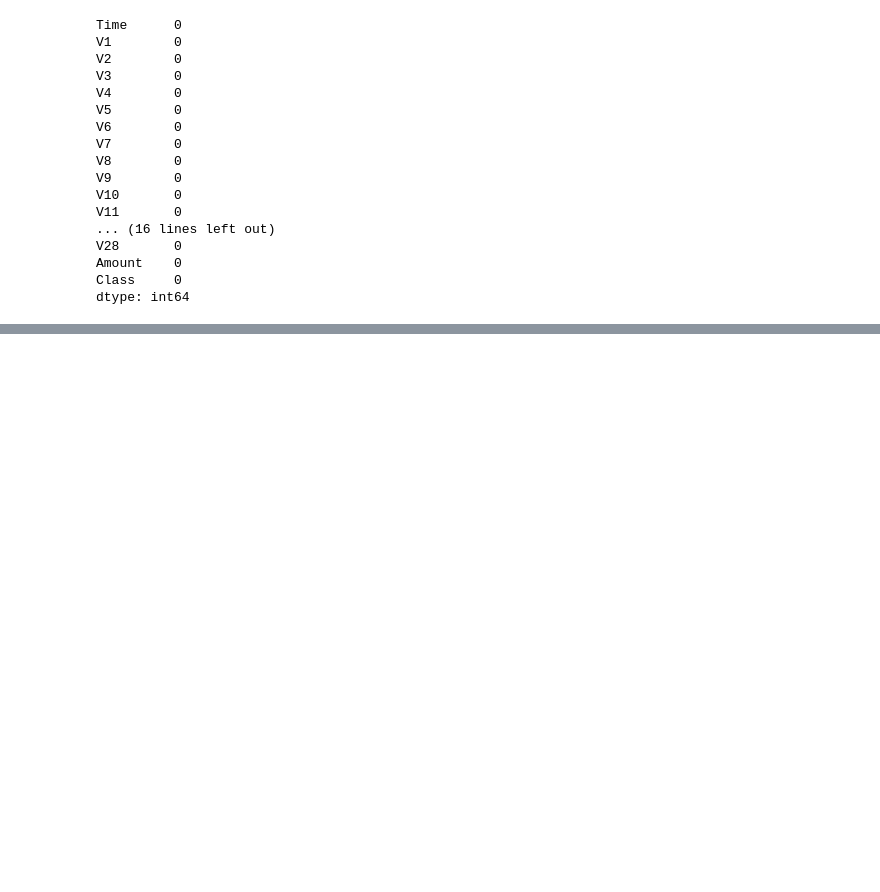
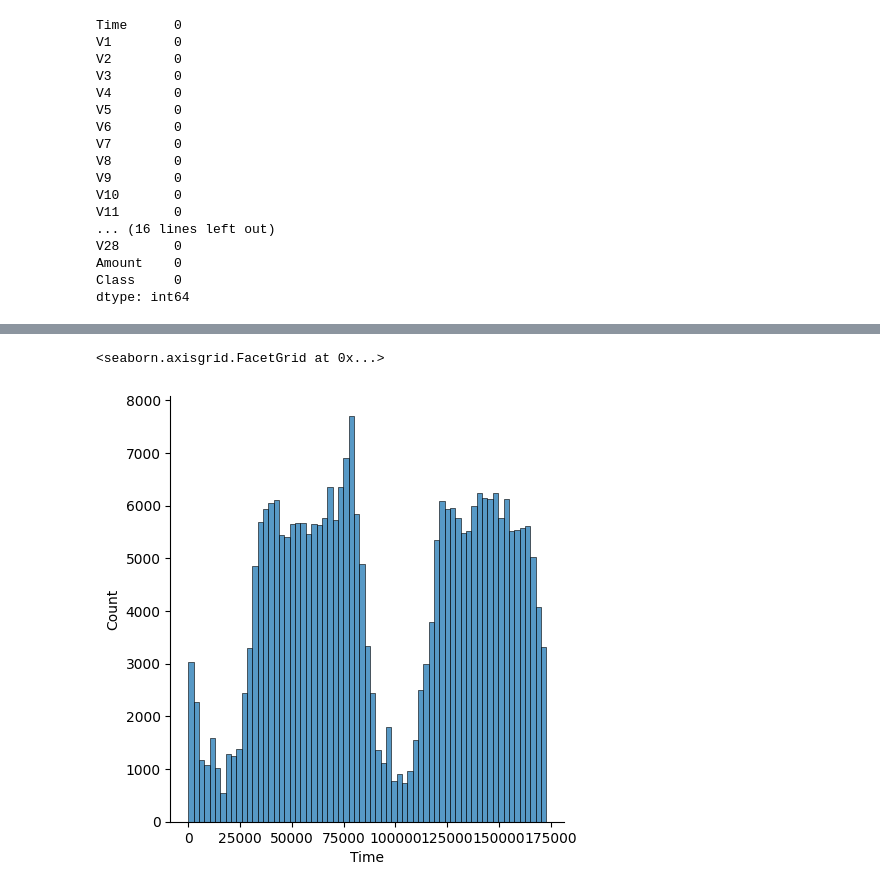
Before and after one commit to BhavyaT-135/Python-ML-Bootcamp, a Jupyter notebook: 03_credit_card_dataset_analysis/credit_card_dataset.ipynb, the cells around one changed output, grey strips where cells are left out. Saved outputs shown, nothing was run; the diff lists cells and outputs as text; code cells hidden in the pictures; blank space fills up the shorter version.

```diff
--- a/03_credit_card_dataset_analysis/credit_card_dataset.ipynb
+++ b/03_credit_card_dataset_analysis/credit_card_dataset.ipynb
@@ -81,0 +112,5 @@ dtype: int64
+# %%
+sns.displot(df['Time'])
+# %% [output]
+<seaborn.axisgrid.FacetGrid at 0x...>
+[figure, added]
```
Also changed, not shown: parts of 4 cells of this notebook.
